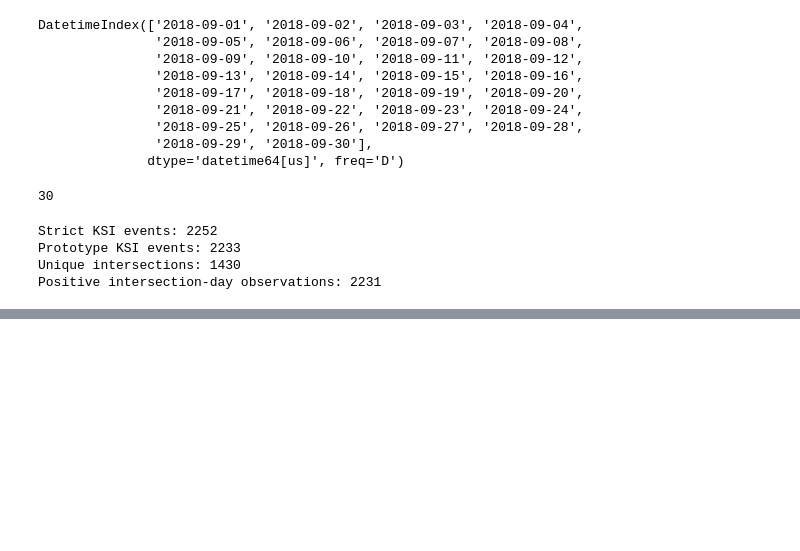
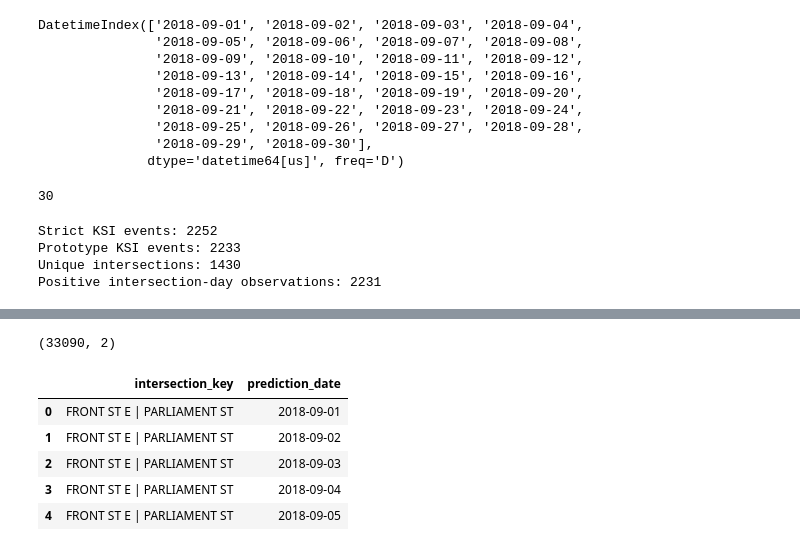
Before and after one commit to GOGSIM/road-risk-intelligence, a Jupyter notebook: notebooks/04_signalized_intersection_day_prototype.ipynb, the cells around one changed output, grey strips where cells are left out. Cells and saved outputs as stored; diff of their text form; code cells hidden in the pictures; blank space fills up the shorter version.

```diff
--- a/notebooks/04_signalized_intersection_day_prototype.ipynb
+++ b/notebooks/04_signalized_intersection_day_prototype.ipynb
@@ -295,0 +364,26 @@ Positive intersection-day observations: 2231
+# %%
+intersections_df = pd.DataFrame({
+    "intersection_key": candidate_intersections
+})
+
+dates_df = pd.DataFrame({
+    "prediction_date": prototype_dates
+})
+
+observation_grid = intersections_df.merge(
+    dates_df,
+    how="cross"
+)
+
+observation_grid.shape
+# %% [output]
+(33090, 2)
+# %%
+observation_grid.head()
+# %% [output]
+|  | intersection_key | prediction_date |
+| 0 | FRONT ST E | PARLIAMENT ST | 2018-09-01 |
+| 1 | FRONT ST E | PARLIAMENT ST | 2018-09-02 |
+| 2 | FRONT ST E | PARLIAMENT ST | 2018-09-03 |
+| 3 | FRONT ST E | PARLIAMENT ST | 2018-09-04 |
+| 4 | FRONT ST E | PARLIAMENT ST | 2018-09-05 |
```
Also changed, not shown: parts of 14 cells of this notebook, 1 other file.
